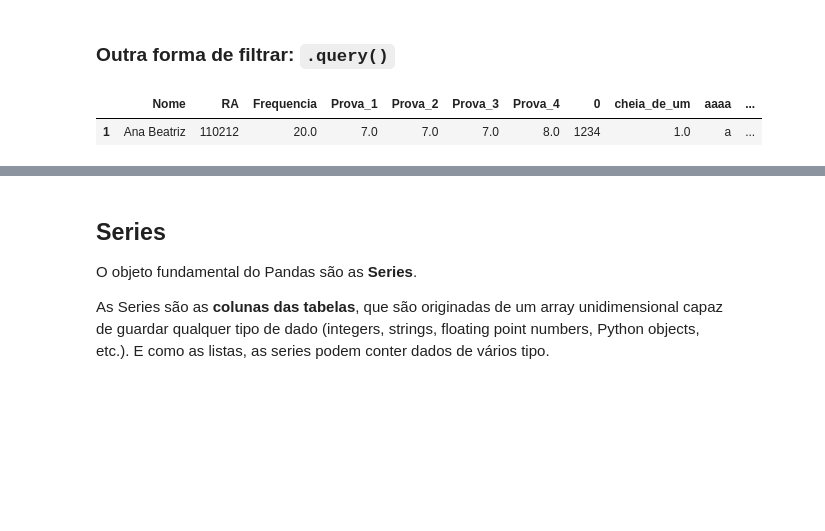
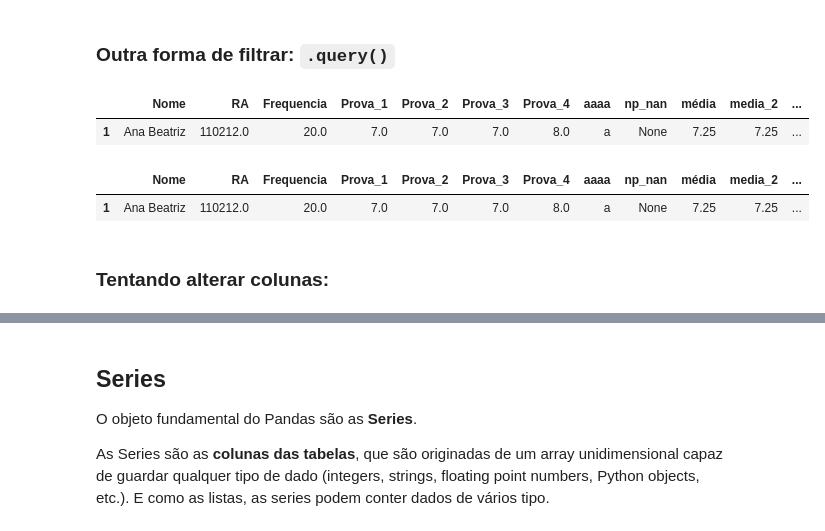
Before and after one commit to patriciacatandi/Lets_Code_Alunos, a Jupyter notebook: 02_Ferramentas_Programação/03_Pandas/Aula_3_-_Introdução.ipynb, the cells around one changed output, grey strips where cells are left out. Cells and saved outputs as stored; diff of their text form; code cells hidden in the pictures; blank space fills up the shorter version.

```diff
--- a/02_Ferramentas_Programação/03_Pandas/Aula_3_-_Introdução.ipynb
+++ b/02_Ferramentas_Programação/03_Pandas/Aula_3_-_Introdução.ipynb
@@ -760,5 +897,6 @@ tabela
 # %%
-tabela['media_em_coluna'] = tabela[["Prova_1", "Prova_2", "Prova_3", "Prova_4"]].mean()
-tabela
+#Não entendi essa média em coluna
+df['media_em_coluna'] = df[["Prova_1", "Prova_2", "Prova_3", "Prova_4"]].mean()
+df
 # %% [output]
 |  | Nome | RA | Frequencia | Prova_1 | Prova_2 | Prova_3 | Prova_4 | 0 | cheia_de_um | aaaa | ... |
@@ -799,0 +930,4 @@ tabela
+# %%
+# Irá colocar 1 no RA quem possuir o nome = "Uyanê":
+df.loc[df['Nome']=="Uyanê", 'RA'] = 1
+df
@@ -827,0 +1011,6 @@ tabela[["Prova_1", "Prova_2", "Prova_3", "Prova_4"]].max(axis=0)
+# %%
+#Escolhendo colunas que serão excluídas do DataFrame:
+df = df.drop(columns=["cheia_de_um","vazio",0])
+# %%
+#Eliminando a linha 11 do DataFrame:
+df = df.drop(11)
@@ -937,8 +1167,18 @@ Agora que entendemos na prática como usar o Pandas, vamos nos aprofundar um pou
 # %% [markdown]
 ### Outra forma de filtrar: `.query()`
 # %%
-prova_4 = tabela.query('{} >= 7 and Prova_3 >= 7 and Nome=="{}"'.format('Prova_4', 'Ana Beatriz'))
+#Filtrando por query (usando format)
+prova_4 = df.query('{} >= 7 and Prova_3 >= 7 and Nome=="{}"'.format('Prova_4', 'Ana Beatriz'))
 prova_4
 # %% [output]
-|  | Nome | RA | Frequencia | Prova_1 | Prova_2 | Prova_3 | Prova_4 | 0 | cheia_de_um | aaaa | ... |
-| 1 | Ana Beatriz | 110212 | 20.0 | 7.0 | 7.0 | 7.0 | 8.0 | 1234 | 1.0 | a | ... |
+|  | Nome | RA | Frequencia | Prova_1 | Prova_2 | Prova_3 | Prova_4 | aaaa | np_nan | média | media_2 | ... |
+| 1 | Ana Beatriz | 110212.0 | 20.0 | 7.0 | 7.0 | 7.0 | 8.0 | a | None | 7.25 | 7.25 | ... |
+# %%
+#Filtrando por query (sem format)
+prova_4_novo = df.query('Prova_4 >= 7 and Prova_3 >= 7 and Nome=="Ana Beatriz"')
+prova_4_novo
+# %% [output]
+|  | Nome | RA | Frequencia | Prova_1 | Prova_2 | Prova_3 | Prova_4 | aaaa | np_nan | média | media_2 | ... |
+| 1 | Ana Beatriz | 110212.0 | 20.0 | 7.0 | 7.0 | 7.0 | 8.0 | a | None | 7.25 | 7.25 | ... |
+# %% [markdown]
+### Tentando alterar colunas:
```
Also changed, not shown: parts of 187 cells of this notebook, 5 other files.
